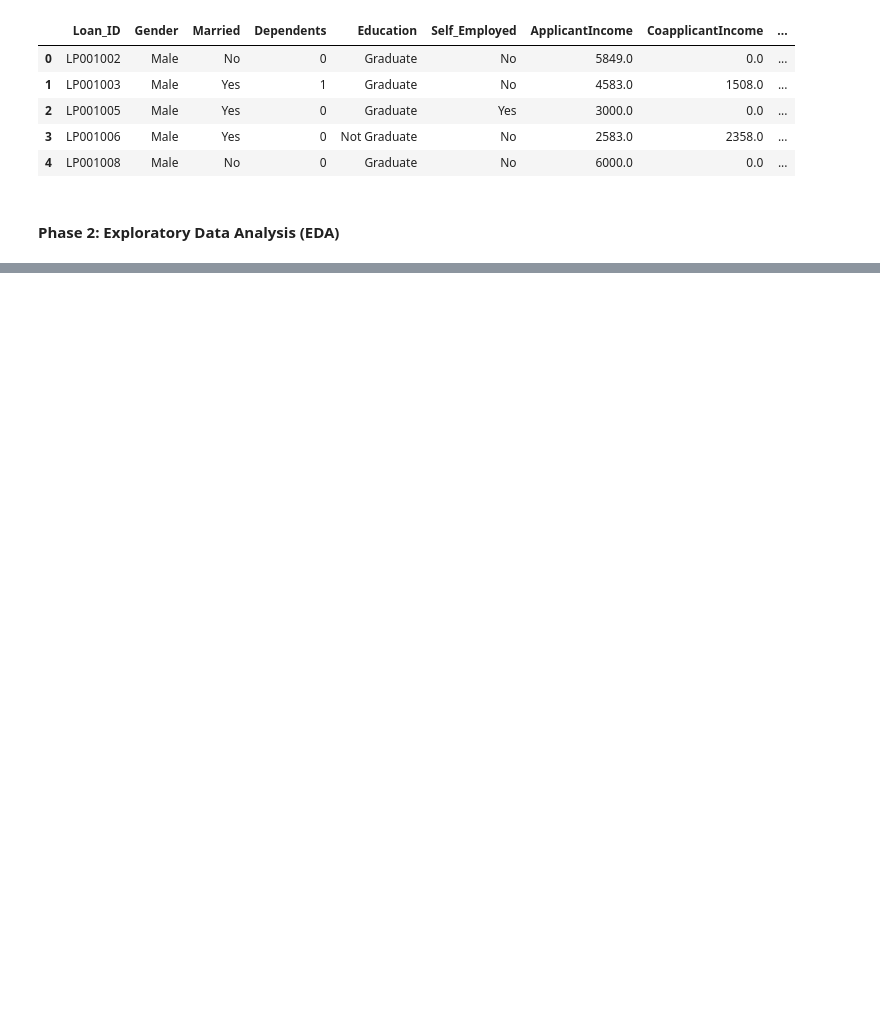
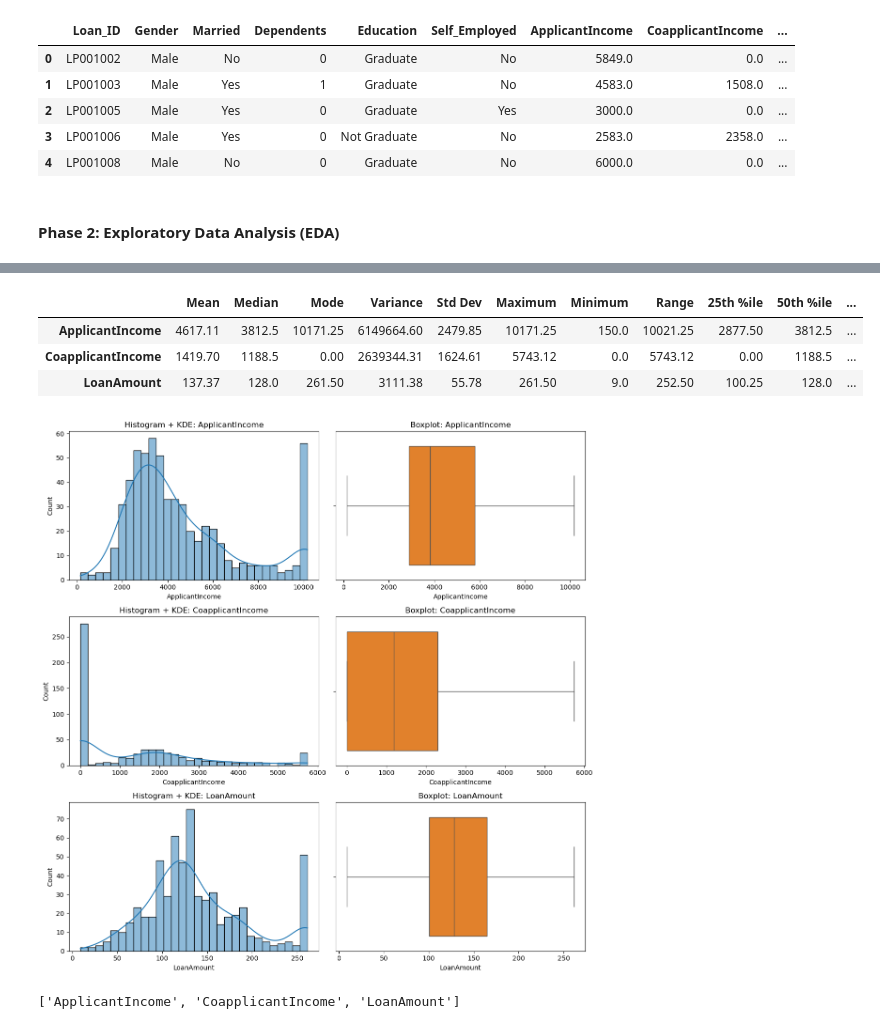
Before and after one commit to RasakOlasunkanmi/my_task, a Jupyter notebook: rasak_olasunkanmi_task25/home_loan.ipynb, the cells around one changed output, grey strips where cells are left out. Saved outputs shown, nothing was run; the diff lists cells and outputs as text; code cells hidden in the pictures; blank space fills up the shorter version.

```diff
--- a/rasak_olasunkanmi_task25/home_loan.ipynb
+++ b/rasak_olasunkanmi_task25/home_loan.ipynb
@@ -301,13 +401,13 @@ Number of rows with any z-score outlier: 37
 # %%
 # Lets set our threshold
-threshold = 3
+# threshold = 3
 
 # Lets apply capping to handle our outlier
-for i, col in enumerate(df1_copy.select_dtypes(include=[np.number]).columns):
+# for i, col in enumerate(df1_copy.select_dtypes(include=[np.number]).columns):
     # Lets select the outliers
-    outliers = df1_copy[col][abs(stats.zscore(df1_copy[col])) > threshold]
+    # outliers = df1_copy[col][abs(stats.zscore(df1_copy[col])) > threshold]
     # Lets cap anything outside the threshold
     # Use .iloc[] to access the z_score values
     # Using clip to cap outliers within the IQR range
-    df1_copy[col] = np.where(np.abs(z_score.iloc[:, i]) > threshold, df1_copy[col].clip(lower=outliers.min(), upper=outliers.max()), df1_copy[col])
+    # df1_copy[col] = np.where(np.abs(z_score.iloc[:, i]) > threshold, df1_copy[col].clip(lower=outliers.min(), upper=outliers.max()), df1_copy[col])
 # %%
@@ -381,0 +471,14 @@ Comparison of z-score outlier counts (before vs after):
+# %%
+
+# IQR-based check AFTER capping
+iqr_out_counts_new = {}
+for col in num_cols:
+    Q1 = df1_copy[col].quantile(0.25)
+    Q3 = df1_copy[col].quantile(0.75)
+    IQR = Q3 - Q1
+    lower, upper = Q1 - 1.5 * IQR, Q3 + 1.5 * IQR
+    iqr_out_counts_new[col] = ((df1_copy[col] < lower) | (df1_copy[col] > upper)).sum()
+
+iqr_out_counts_new = pd.Series(iqr_out_counts_new)
+print("\nOutlier counts by column AFTER capping (IQR rule):")
+print(iqr_out_counts_new[iqr_out_counts_new > 0] if iqr_out_counts_new.sum() > 0 else "No IQR outliers detected")
@@ -407,0 +532,53 @@ df1_copy.describe()
+# %%
+# Task 2.1: Conduct descriptive statistics to summarize the key characteristics of the data.
+num_cols = ['ApplicantIncome', 'CoapplicantIncome', 'LoanAmount']
+# %%
+stats = pd.DataFrame({
+    "Mean": df1_copy[num_cols].mean().round(2),
+    "Median": df1_copy[num_cols].median().round(2),
+    "Mode": df1_copy[num_cols].mode().iloc[0].round(2),      # mode +may return multiple, take first
+    "Variance": df1_copy[num_cols].var().round(2),
+    "Std Dev": df1_copy[num_cols].std().round(2),
+    "Maximum": df1_copy[num_cols].max().round(2),
+    "Minimum": df1_copy[num_cols].min().round(2),
+    "Range": (np.subtract(df1_copy[num_cols].max(), df1_copy[num_cols].min())).round(2),
+    "25th %ile": df1_copy[num_cols].quantile(0.25).round(2),
+    "50th %ile": df1_copy[num_cols].quantile(0.50).round(2),
+    "75th %ile": df1_copy[num_cols].quantile(0.75).round(2),
+    "IQR": (np.subtract(df1_copy[num_cols].quantile(0.75), df1_copy[num_cols].quantile(0.25))).round(2),
+    "Skewness": df1_copy[num_cols].skew().round(2),
+    "Kurtosis": df1_copy[num_cols].kurtosis().round(2)
+})
+
+stats
+# %% [output]
+|  | Mean | Median | Mode | Variance | Std Dev | Maximum | Minimum | Range | 25th %ile | 50th %ile | ... |
+| ApplicantIncome | 4617.11 | 3812.5 | 10171.25 | 6149664.60 | 2479.85 | 10171.25 | 150.0 | 10021.25 | 2877.50 | 3812.5 | ... |
+| CoapplicantIncome | 1419.70 | 1188.5 | 0.00 | 2639344.31 | 1624.61 | 5743.12 | 0.0 | 5743.12 | 0.00 | 1188.5 | ... |
+| LoanAmount | 137.37 | 128.0 | 261.50 | 3111.38 | 55.78 | 261.50 | 9.0 | 252.50 | 100.25 | 128.0 | ... |
+# %%
+# Task 2.2: Visualize distributions of numerical features (e.g., applicant income, loan amount) using histograms and box plots.
+
+cols = num_cols  # ['ApplicantIncome', 'CoapplicantIncome', 'LoanAmount']
+fig, axes = plt.subplots(nrows=len(cols), ncols=2, figsize=(12, 4 * len(cols)))
+
+for i, col in enumerate(cols):
+    ax_hist = axes[i, 0]
+    sns.histplot(df1_copy[col], kde=True, bins=30, ax=ax_hist, color='C0')
+    ax_hist.set_title(f'Histogram + KDE: {col}')
+    ax_hist.set_xlabel(col)
+    ax_hist.set_ylabel('Count')
+
+    ax_box = axes[i, 1]
+    sns.boxplot(x=df1_copy[col], ax=ax_box, color='C1')
+    ax_box.set_title(f'Boxplot: {col}')
+    ax_box.set_xlabel(col)
+
+plt.tight_layout()
+plt.show()
+# %% [output]
+[figure, added]
+# %%
+num_cols
+# %% [output]
+['ApplicantIncome', 'CoapplicantIncome', 'LoanAmount']
```
Also changed, not shown: parts of 21 cells of this notebook, 1 other file.
